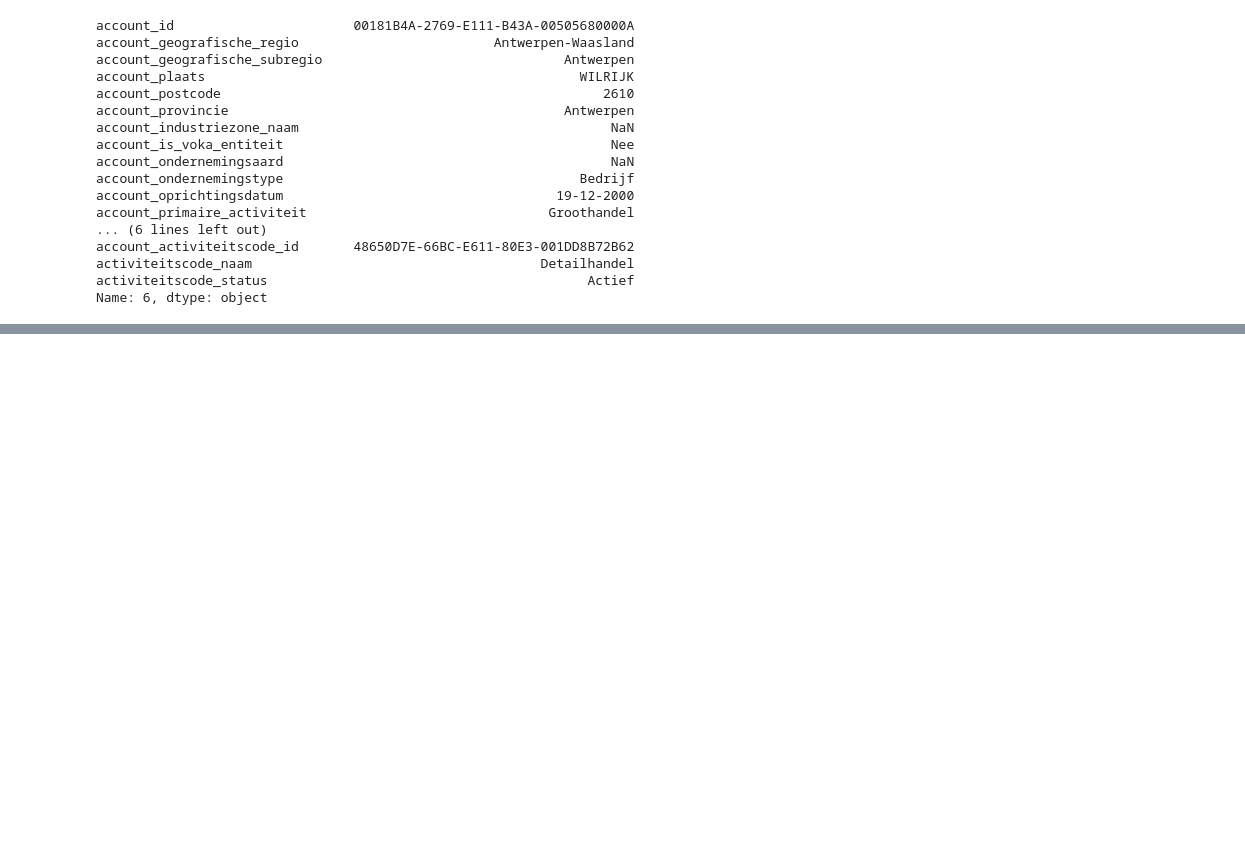
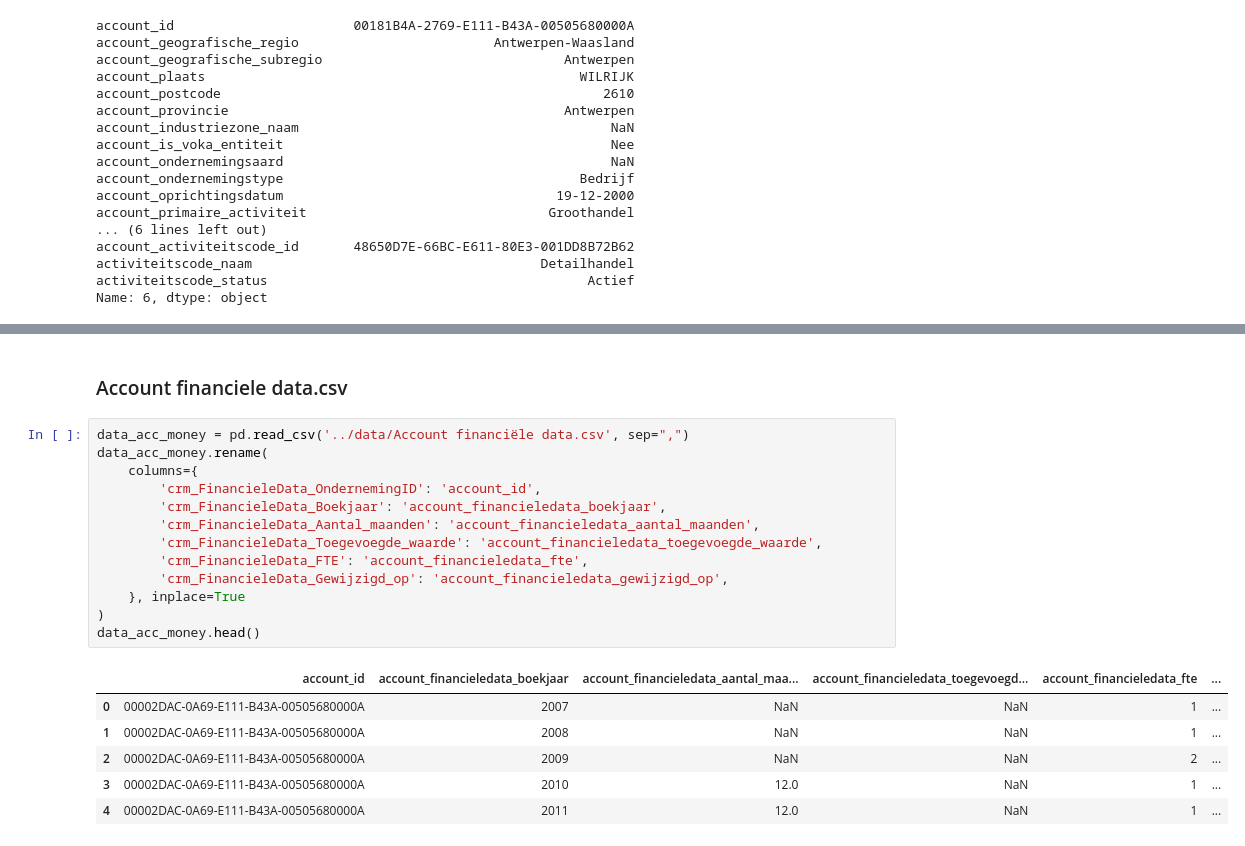
Before and after one commit to Floris-Buyse-FB/Data-Engineering-Project-2, a Jupyter notebook: scripts/AA_ALL_ACCOUNT.ipynb, the cells around one changed output, grey strips where cells are left out. Saved outputs shown, nothing was run; the diff lists cells and outputs as text; blank space fills up the shorter version.

Commit message:
merge mogelijkheden bekeken voor alle Afspraak data files en hiervoor een nieuwe .ipynb file gemaakt

```diff
--- a/scripts/merge_account_activiteit.ipynb
+++ b/scripts/AA_ALL_ACCOUNT.ipynb
@@ -177,0 +184,22 @@ Name: 6, dtype: object
+# %% [markdown]
+### Account financiele data.csv
+# %%
+data_acc_money = pd.read_csv('../data/Account financiële data.csv', sep=",")
+data_acc_money.rename(
+    columns={
+        'crm_FinancieleData_OndernemingID': 'account_id',
+        'crm_FinancieleData_Boekjaar': 'account_financieledata_boekjaar',
+        'crm_FinancieleData_Aantal_maanden': 'account_financieledata_aantal_maanden',
+        'crm_FinancieleData_Toegevoegde_waarde': 'account_financieledata_toegevoegde_waarde',
+        'crm_FinancieleData_FTE': 'account_financieledata_fte',
+        'crm_FinancieleData_Gewijzigd_op': 'account_financieledata_gewijzigd_op',
+    }, inplace=True
+)
+data_acc_money.head()
+# %% [output]
+|  | account_id | account_financieledata_boekjaar | account_financieledata_aantal_maa... | account_financieledata_toegevoegd... | account_financieledata_fte | ... |
+| 0 | 00002DAC-0A69-E111-B43A-00505680000A | 2007 | NaN | NaN | 1 | ... |
+| 1 | 00002DAC-0A69-E111-B43A-00505680000A | 2008 | NaN | NaN | 1 | ... |
+| 2 | 00002DAC-0A69-E111-B43A-00505680000A | 2009 | NaN | NaN | 2 | ... |
+| 3 | 00002DAC-0A69-E111-B43A-00505680000A | 2010 | 12.0 | NaN | 1 | ... |
+| 4 | 00002DAC-0A69-E111-B43A-00505680000A | 2011 | 12.0 | NaN | 1 | ... |
```
Also changed, not shown: parts of 1 cell of this notebook, 1 other file.
